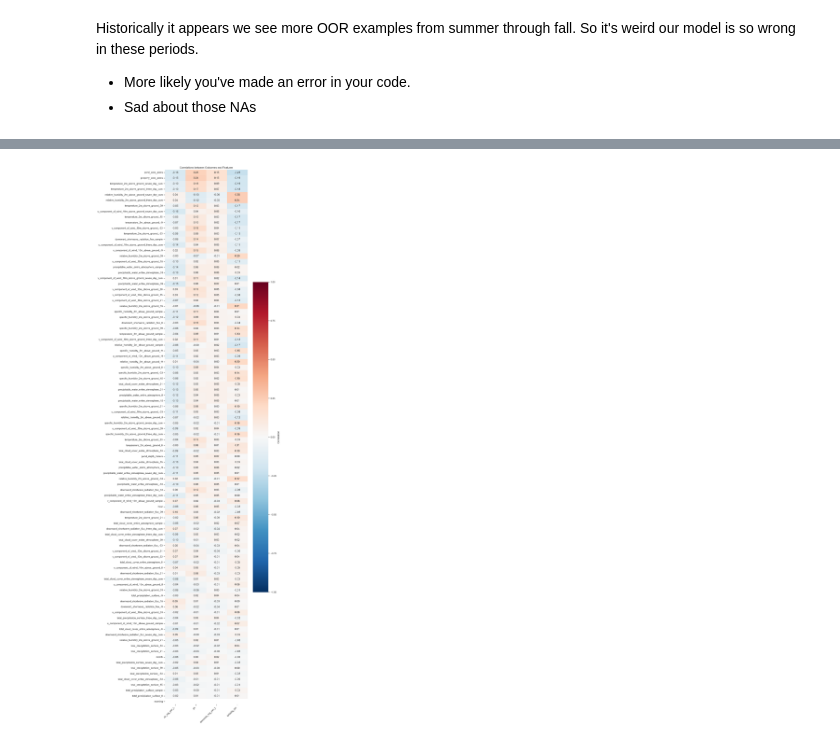
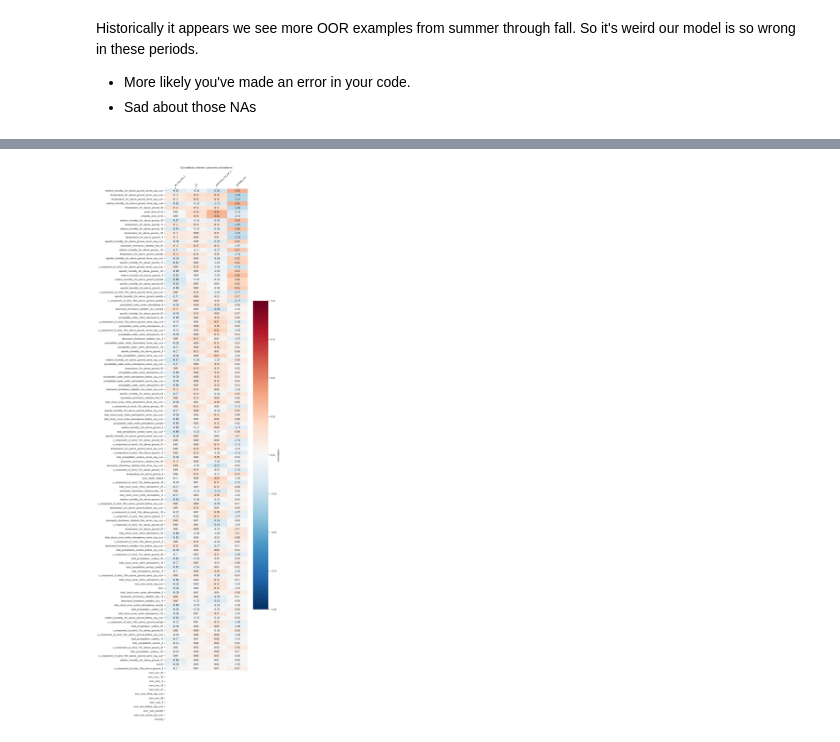
Before and after one commit to fish-welfare-initiative/fwi-predict, a Jupyter notebook: notebooks/16 explore_train_ds.ipynb, the cells around one changed output, grey strips where cells are left out. Cells and saved outputs as stored; diff of their text form; code cells hidden in the pictures.

```diff
--- a/notebooks/16 explore_train_ds.ipynb
+++ b/notebooks/16 explore_train_ds.ipynb
@@ -176,22 +179,25 @@ plt.show()
 # %%
 # Calculate correlations between outcomes and features
-correlations = ds.loc[ds['morning'], outcome_cols + feature_cols].corr().loc[feature_cols, outcome_cols]
+correlations = ds.loc[~ds['morning'], outcome_cols + feature_cols].corr().loc[feature_cols, outcome_cols]
 correlations = correlations.loc[correlations.apply(lambda x: x.abs().sum(), axis=1).sort_values(ascending=False).index]
 
 # Create heatmap
-plt.figure(figsize=(12,36))
+fig, ax = plt.subplots(figsize=(12, 36))
 sns.heatmap(correlations,
             cmap='RdBu_r',
             center=0,
             vmin=-1,
             vmax=1,
             annot=True,
             fmt='.2f',
-            cbar_kws={'label': 'Correlation'})
+            cbar_kws={'label': 'Correlation'},
+            ax=ax)
 
-plt.title('Correlations between Outcomes and Features')
-plt.xticks(rotation=45, ha='right')
+ax.xaxis.tick_top() # Rotate them 45 degrees
+ax.xaxis.set_label_position('top')
+ax.set_title('Correlations between outcomes and features')
+plt.xticks(rotation=45, rotation_mode='anchor', ha='left')
 plt.tight_layout()
 plt.show()
 # %% [output]
-[figure, old version]
+[figure, new version]
```
Also changed, not shown: parts of 4 cells of this notebook, 38 other files.
